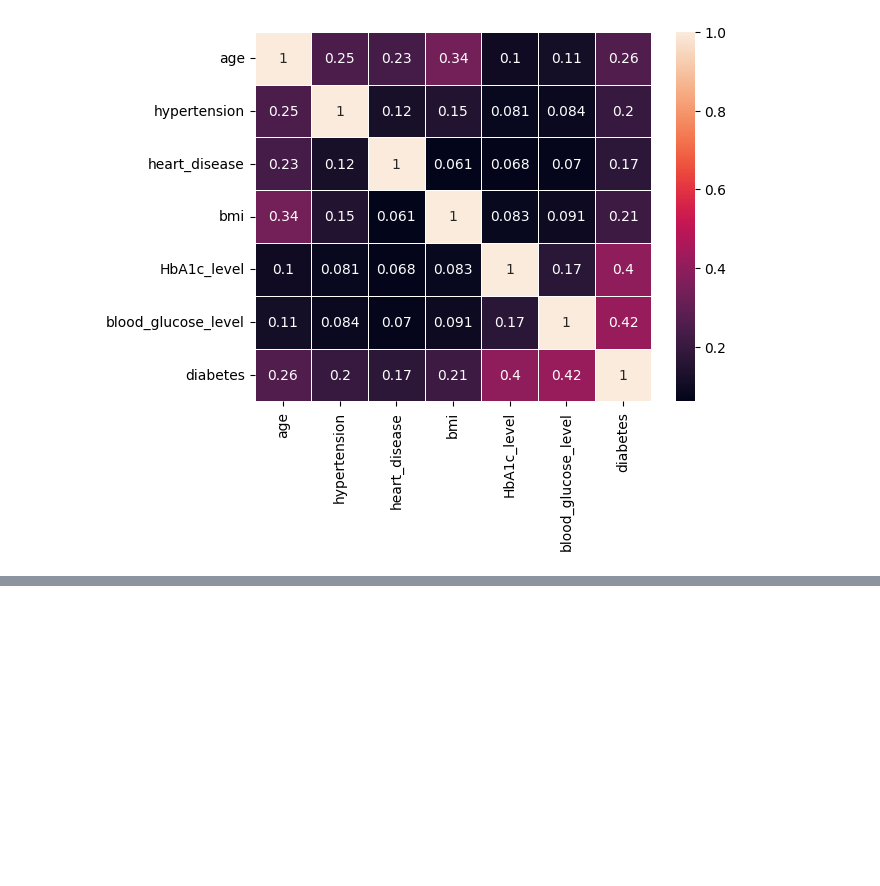
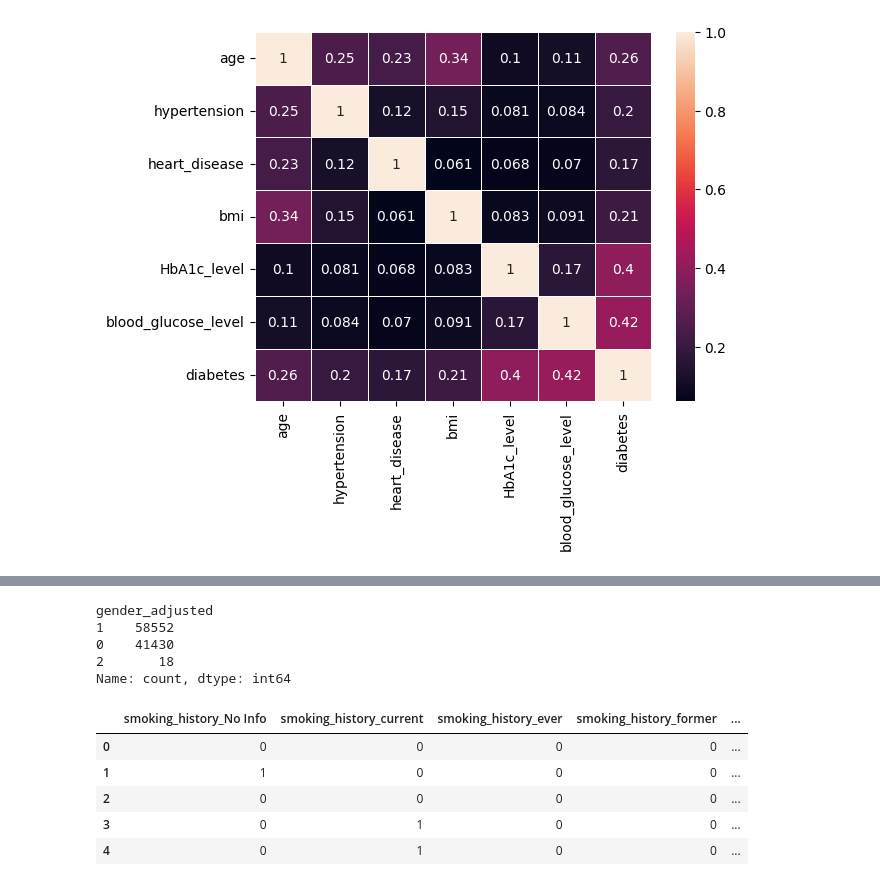
Before and after one commit to Mannelz/Diabetes-Predictions, a Jupyter notebook: knn.ipynb, the cells around one changed output, grey strips where cells are left out. Saved outputs shown, nothing was run; the diff lists cells and outputs as text; code cells hidden in the pictures; blank space fills up the shorter version.

```diff
--- a/knn.ipynb
+++ b/knn.ipynb
@@ -114,0 +128,9 @@ sns.heatmap(data.drop(['gender', 'smoking_history'], axis=1).corr(), annot=True,
+# %%
+data['gender_adjusted'] = data['gender'].apply(gender_adjust)
+data.gender_adjusted.value_counts()
+# %% [output]
+gender_adjusted
+1    58552
+0    41430
+2       18
+Name: count, dtype: int64
@@ -114,0 +146,10 @@ sns.heatmap(data.drop(['gender', 'smoking_history'], axis=1).corr(), annot=True,
+# %%
+smk_data = pd.DataFrame(smk_transform, columns=smk_columns, dtype='int32')
+smk_data.head()
+# %% [output]
+|  | smoking_history_No Info | smoking_history_current | smoking_history_ever | smoking_history_former | ... |
+| 0 | 0 | 0 | 0 | 0 | ... |
+| 1 | 1 | 0 | 0 | 0 | ... |
+| 2 | 0 | 0 | 0 | 0 | ... |
+| 3 | 0 | 1 | 0 | 0 | ... |
+| 4 | 0 | 1 | 0 | 0 | ... |
```
Also changed, not shown: parts of 9 cells of this notebook.
